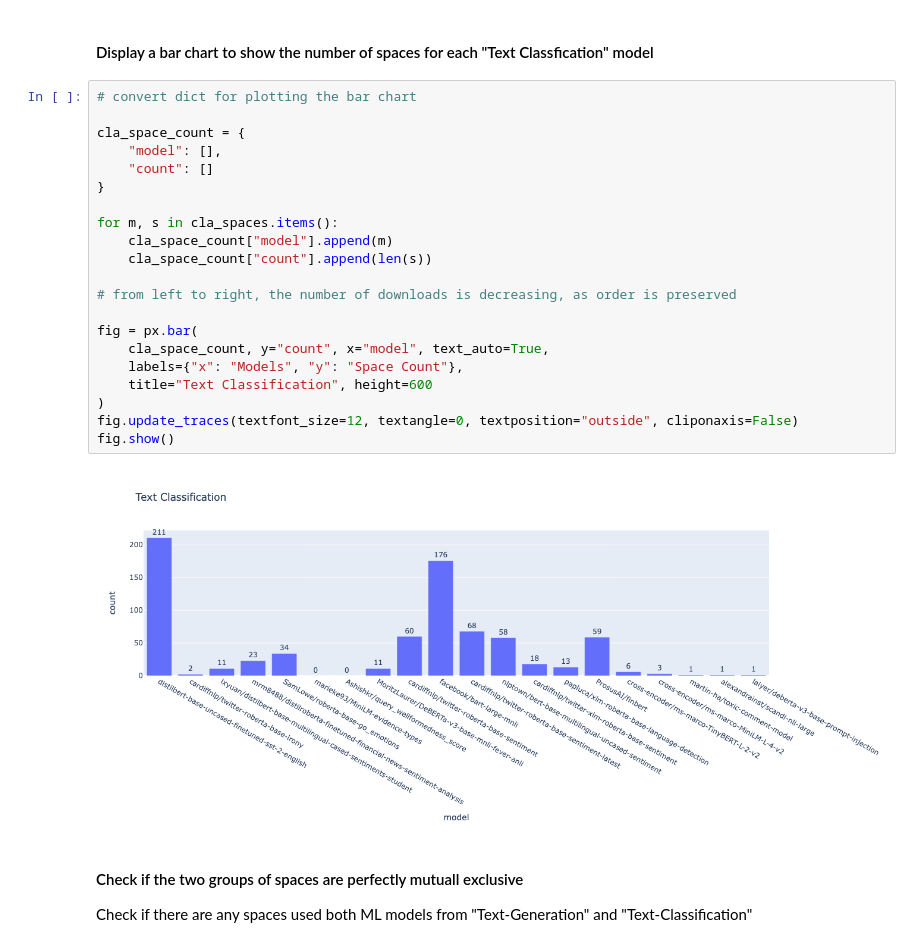
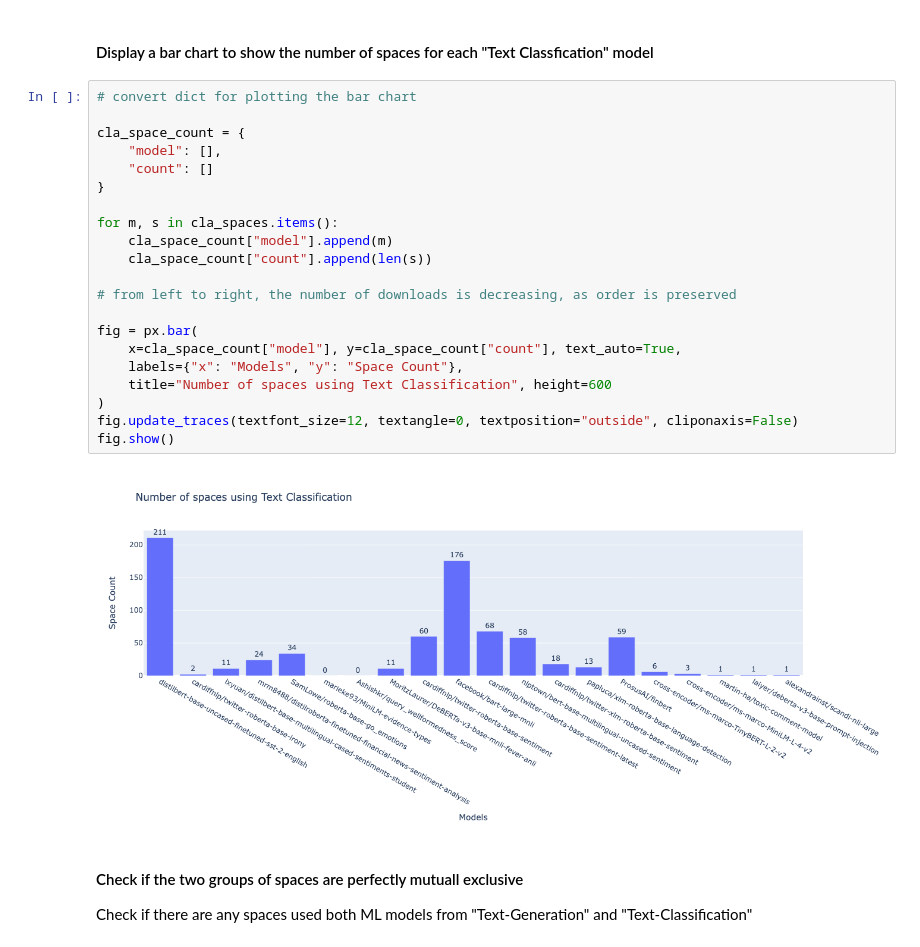
Before and after one commit to Shiney-Kelly/MLAppsAnalysis, a Jupyter notebook: main_analysis.ipynb, the cells around one changed output. Drawn from its saved outputs; the diff is of its cells as text.

```diff
--- a/main_analysis.ipynb
+++ b/main_analysis.ipynb
@@ -202,26 +162,26 @@ cla_spaces
 # %%
 # convert dict for plotting the bar chart
 
 cla_space_count = {
     "model": [],
     "count": []
 }
 
 for m, s in cla_spaces.items():
     cla_space_count["model"].append(m)
     cla_space_count["count"].append(len(s))
 
 # from left to right, the number of downloads is decreasing, as order is preserved
 
 fig = px.bar(
-    cla_space_count, y="count", x="model", text_auto=True,
+    x=cla_space_count["model"], y=cla_space_count["count"], text_auto=True,
     labels={"x": "Models", "y": "Space Count"},
-    title="Text Classification", height=600
+    title="Number of spaces using Text Classification", height=600
 )
 fig.update_traces(textfont_size=12, textangle=0, textposition="outside", cliponaxis=False)
 fig.show()
 # %% [output]
-[figure, old version]
+[figure, new version]
 # %% [markdown]
 #### Check if the two groups of spaces are perfectly mutuall exclusive
 Check if there are any spaces used both ML models from "Text-Generation" and "Text-Classification"
```
Also changed, not shown: parts of 28 cells of this notebook.
